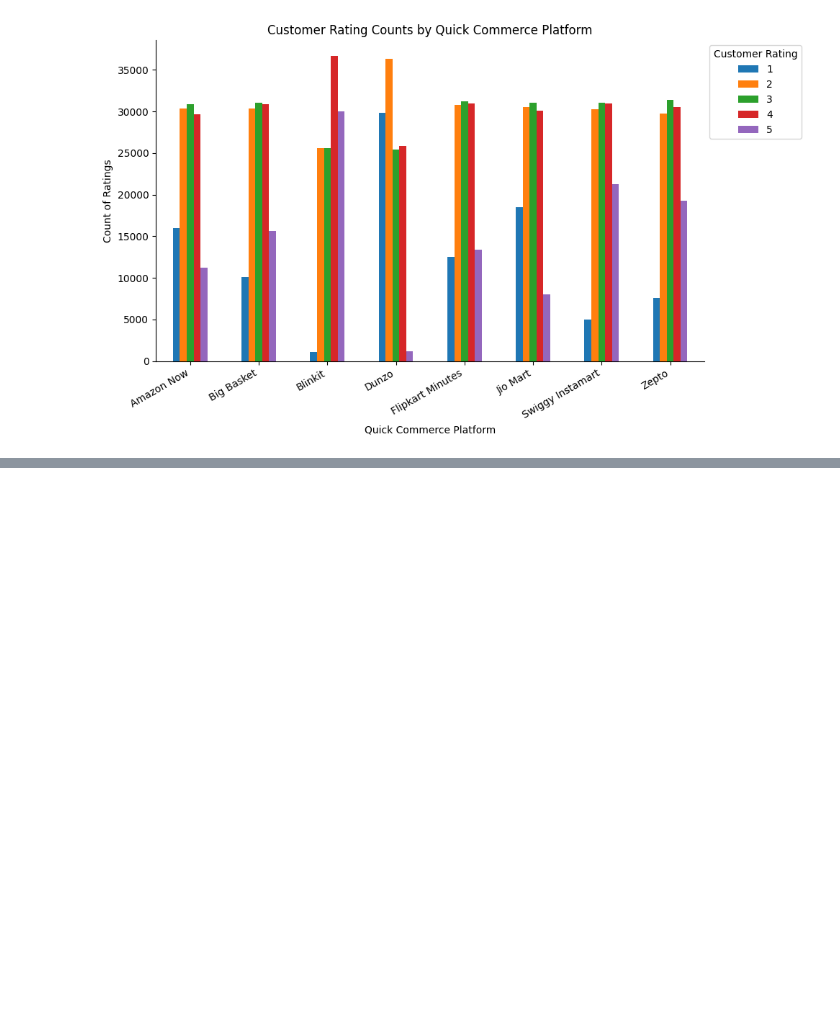
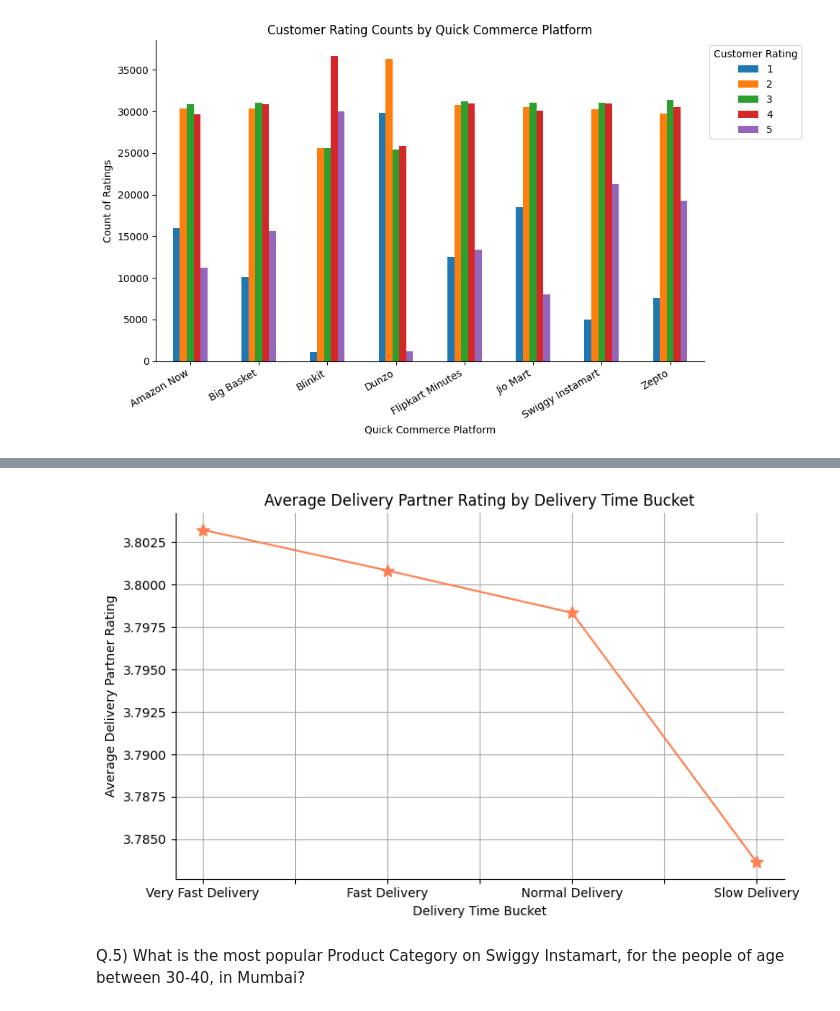
Before and after one commit to sankajithdjinasena/DataAnalysisProjects, a Jupyter notebook: Quick_Commerce_Analysis/Quick_Commerce_Analysis.ipynb, the cells around one changed output, grey strips where cells are left out. Cells and saved outputs as stored; diff of their text form; code cells hidden in the pictures; blank space fills up the shorter version.

```diff
--- a/Quick_Commerce_Analysis/Quick_Commerce_Analysis.ipynb
+++ b/Quick_Commerce_Analysis/Quick_Commerce_Analysis.ipynb
@@ -510,0 +549,5 @@ plt.show()
+# %%
+df["Delivery_Time_Bucket"] = pd.cut(df["Delivery_Time_Min"],
+       bins=[0,10,20,30,40,50],
+       labels=["Very Fast Delivery","Fast Delivery","Normal Delivery",
+               "Slow Delivery","Very Slow Delivery"])
@@ -510,0 +570,3 @@ plt.show()
+# %%
+bucket_avg = df.groupby("Delivery_Time_Bucket")["Delivery_Partner_Rating"].mean()
+bucket_avg
@@ -510,0 +581,16 @@ plt.show()
+# %%
+plt.figure(figsize=(8,5))
+bucket_avg.plot(kind="line", color="coral", marker="*", markersize=10)
+plt.title("Average Delivery Partner Rating by Delivery Time Bucket")
+plt.xlabel("Delivery Time Bucket")
+plt.ylabel("Average Delivery Partner Rating")
+ax = plt.gca()
+ax.spines["top"].set_visible(False)
+ax.spines["right"].set_visible(False)
+plt.tight_layout()
+plt.grid(True)
+plt.show()
+# %% [output]
+[figure, added]
+# %% [markdown]
+Q.5) What is the most popular Product Category on Swiggy Instamart, for the people of age between 30-40, in Mumbai?
```
Also changed, not shown: parts of 25 cells of this notebook.
